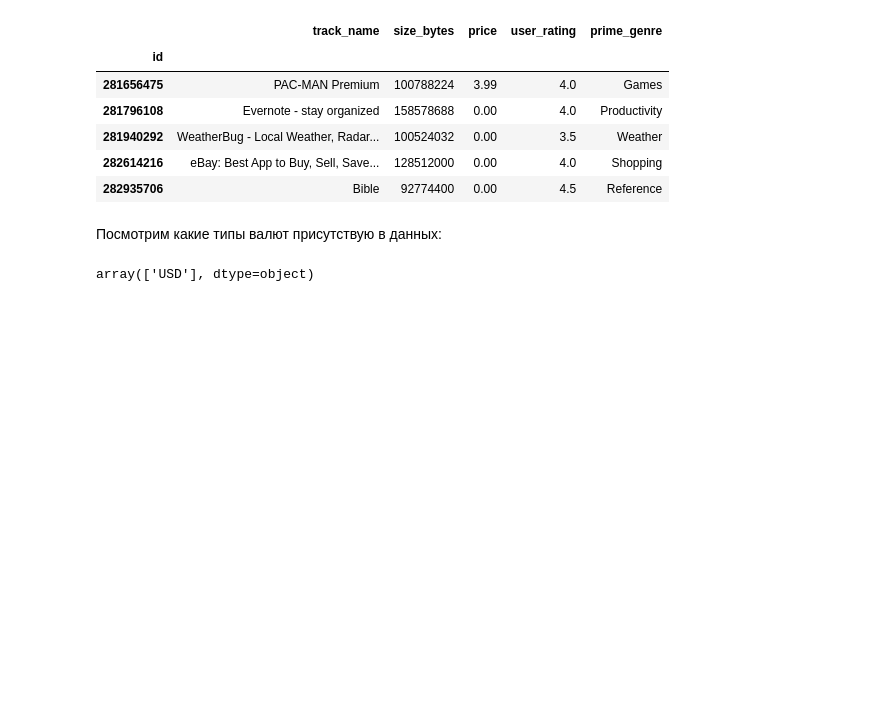
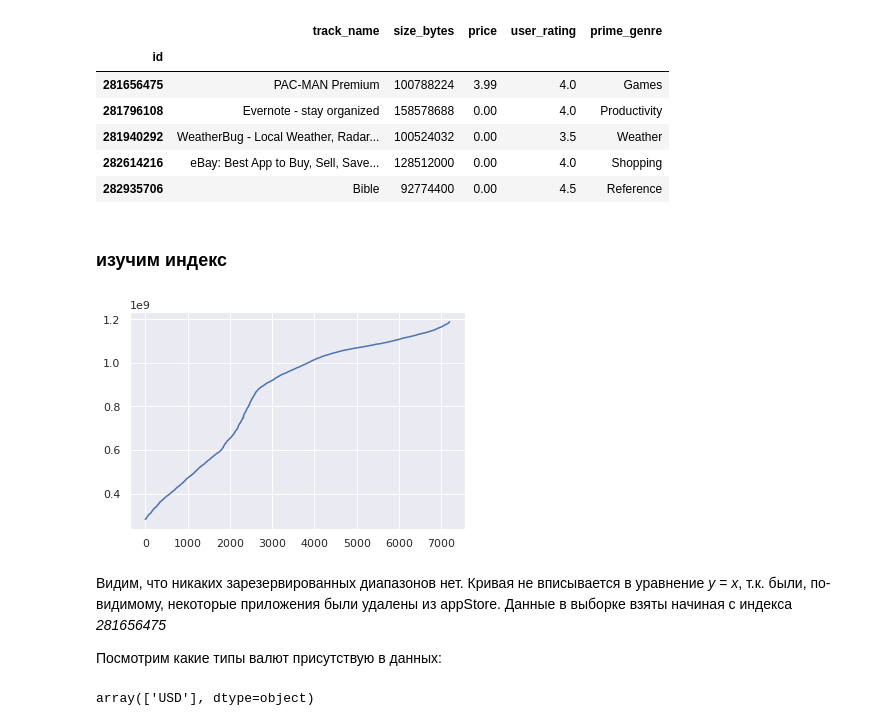
Before and after one commit to GHopperMSK/lmsu-homework, a Jupyter notebook: eda-app-store/eda-app-store.ipynb, the cells around one changed output. Cells and saved outputs as stored; diff of their text form; code cells hidden in the pictures; blank space fills up the shorter version.

```diff
--- a/eda-app-store/eda-app-store.ipynb
+++ b/eda-app-store/eda-app-store.ipynb
@@ -86,8 +86,17 @@ appStoreData[representativeCols].head()
 | 281940292 | WeatherBug - Local Weather, Radar... | 100524032 | 0.00 | 3.5 | Weather |
 | 282614216 | eBay: Best App to Buy, Sell, Save... | 128512000 | 0.00 | 4.0 | Shopping |
 | 282935706 | Bible | 92774400 | 0.00 | 4.5 | Reference |
-# %% [markdown]
-Посмотрим какие типы валют присутствую в данных:
+# %% [markdown]
+### изучим индекс
+# %%
+plt.plot(range(len(appStoreData.index.values)), appStoreData.index.values)
+plt.show()
+# %% [output]
+[figure, added]
+# %% [markdown]
+Видим, что никаких зарезервированных диапазонов нет. Кривая не вписывается в уравнение *y = x*, т.к. были, по-видимому, некоторые приложения были удалены из appStore. Данные в выборке взяты начиная с индекса *281656475*
+
+Посмотрим какие типы валют присутствую в данных:
 # %%
 appStoreData['currency'].unique()
 # %% [output]
```
Also changed, not shown: parts of 1 cell of this notebook.
